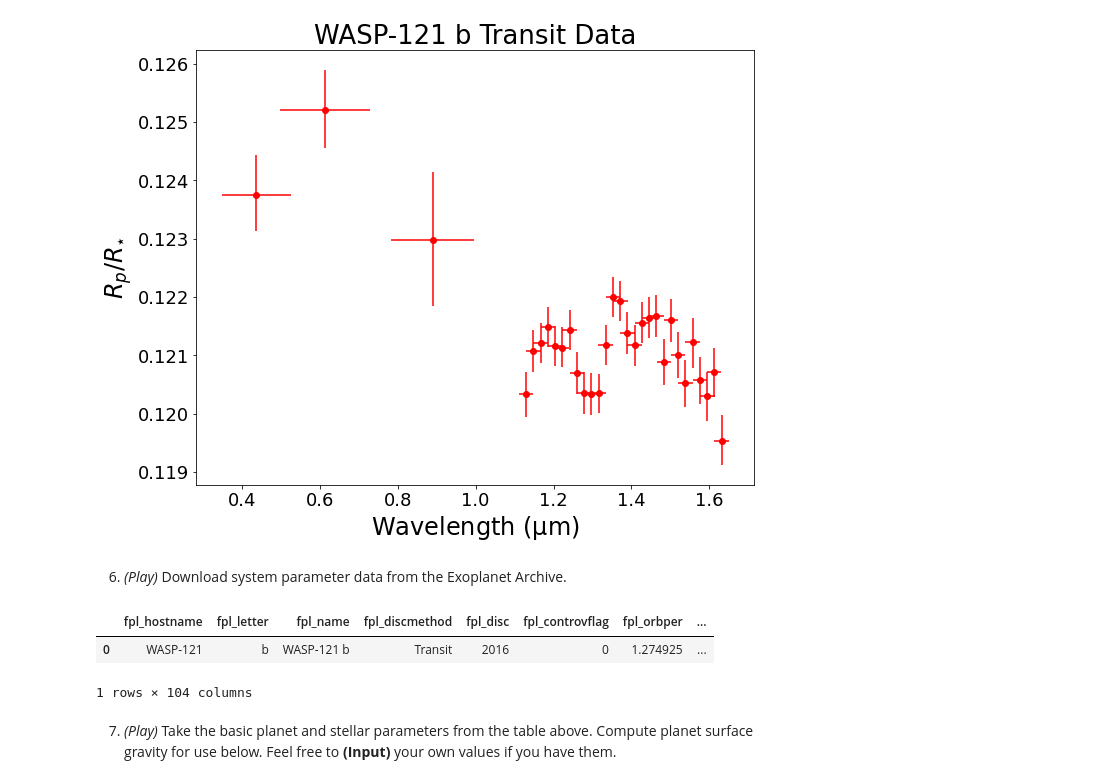
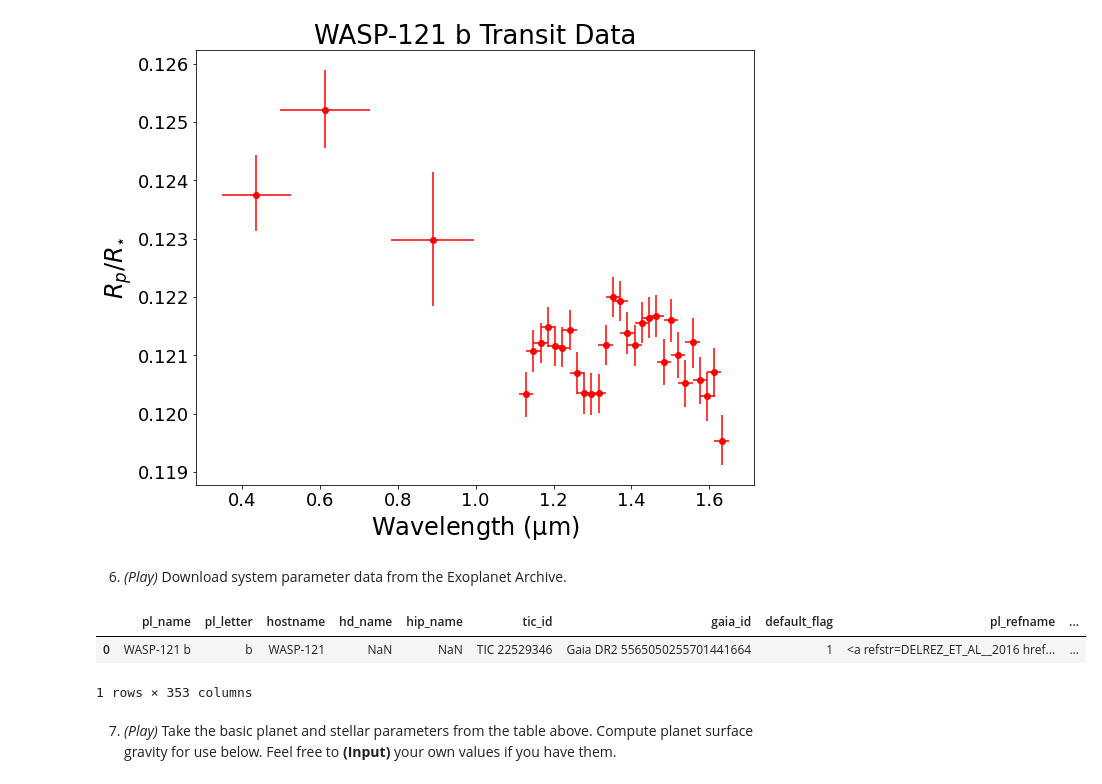
Before and after one commit to skgrunblatt/exoplanet_atmospheres, a Jupyter notebook: Exoplanet_Archive_Atmospheric_Forward_Model_Fitting.ipynb, the cells around one changed output. Cells and saved outputs as stored; diff of their text form; code cells hidden in the pictures.

Commit message:
Updated links to interface with Exoplanet Archive 2.0.

```diff
--- a/Exoplanet_Archive_Atmospheric_Forward_Model_Fitting.ipynb
+++ b/Exoplanet_Archive_Atmospheric_Forward_Model_Fitting.ipynb
@@ -88,16 +85,17 @@ Text(0, 0.5, '$R_p/R_{\\star}$')
 [figure]
 # %% [markdown]
 6. *(Play)* Download system parameter data from the Exoplanet Archive.
-# %%
-url = "https://exoplanetarchive.ipac.caltech.edu/cgi-bin/nstedAPI/nph-nstedAPI?table=compositepars"
-syspars=pd.read_csv(url, comment='#', header=0)
-plsyspars = syspars.loc[(syspars['fpl_name'] == planet)]
-plsyspars = plsyspars.reset_index(drop=True)
-plsyspars
-# %% [output]
-|  | fpl_hostname | fpl_letter | fpl_name | fpl_discmethod | fpl_disc | fpl_controvflag | fpl_orbper | ... |
-| 0 | WASP-121 | b | WASP-121 b | Transit | 2016 | 0 | 1.274925 | ... |
-1 rows × 104 columns
+# %%
+p2ascii = planet.replace(" ","%20")
+
+url = "https://exoplanetarchive.ipac.caltech.edu/TAP/sync?query=select+*+from+ps+where+pl_name+=+'"+p2ascii+"'+and+default_flag+=+1+&format=csv"
+
+plsyspars=pd.read_csv(url, comment='#', header=0)
+plsyspars
+# %% [output]
+|  | pl_name | pl_letter | hostname | hd_name | hip_name | tic_id | gaia_id | default_flag | pl_refname | ... |
+| 0 | WASP-121 b | b | WASP-121 | NaN | NaN | TIC 22529346 | Gaia DR2 5565050255701441664 | 1 | <a refstr=DELREZ_ET_AL__2016 href... | ... |
+1 rows × 353 columns
 # %% [markdown]
 7. *(Play)* Take the basic planet and stellar parameters from the table above. Compute planet surface gravity for use below. Feel free to **(Input)** your own values if you have them.
 # %%
```
Also changed, not shown: parts of 3 cells of this notebook.
